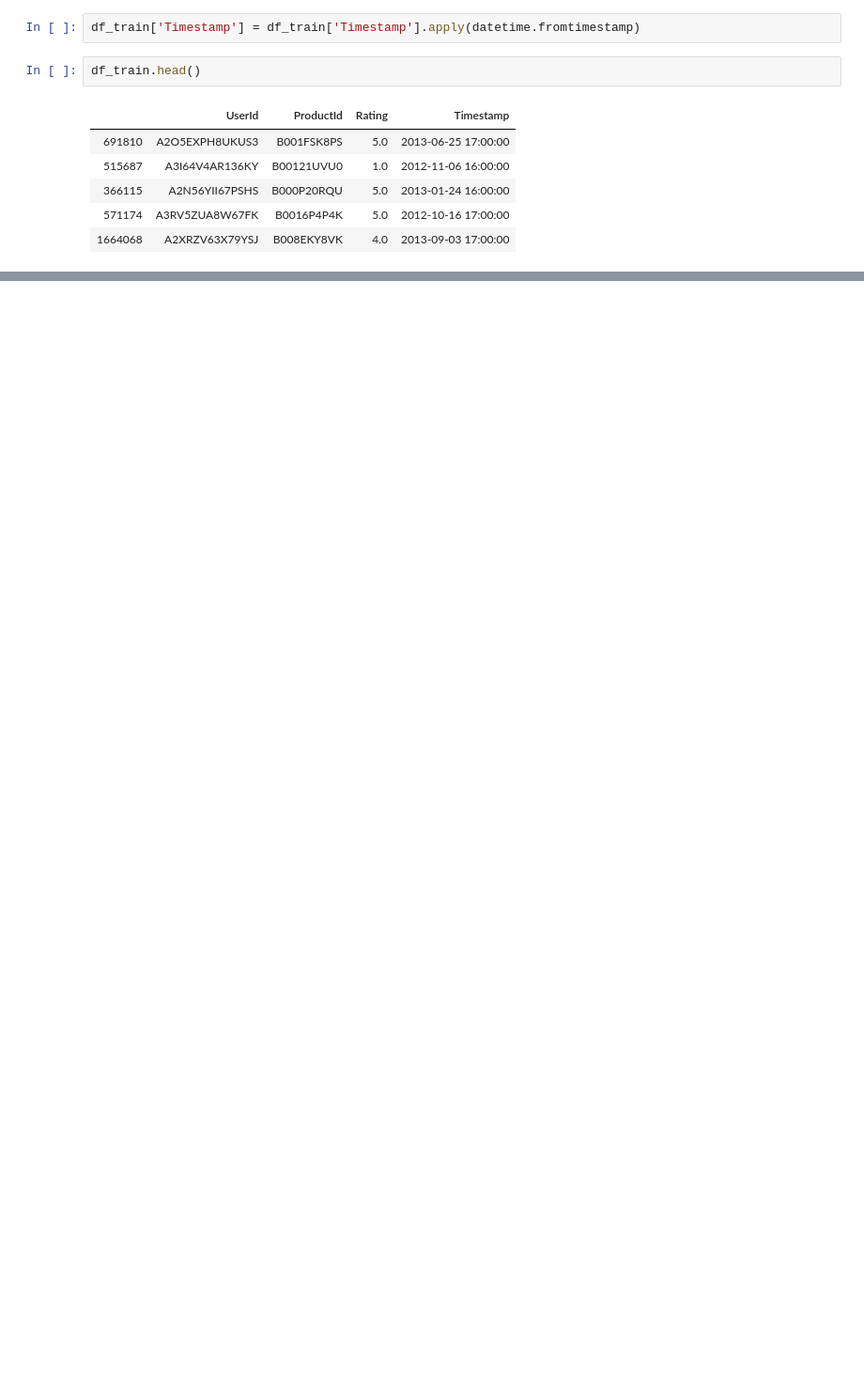
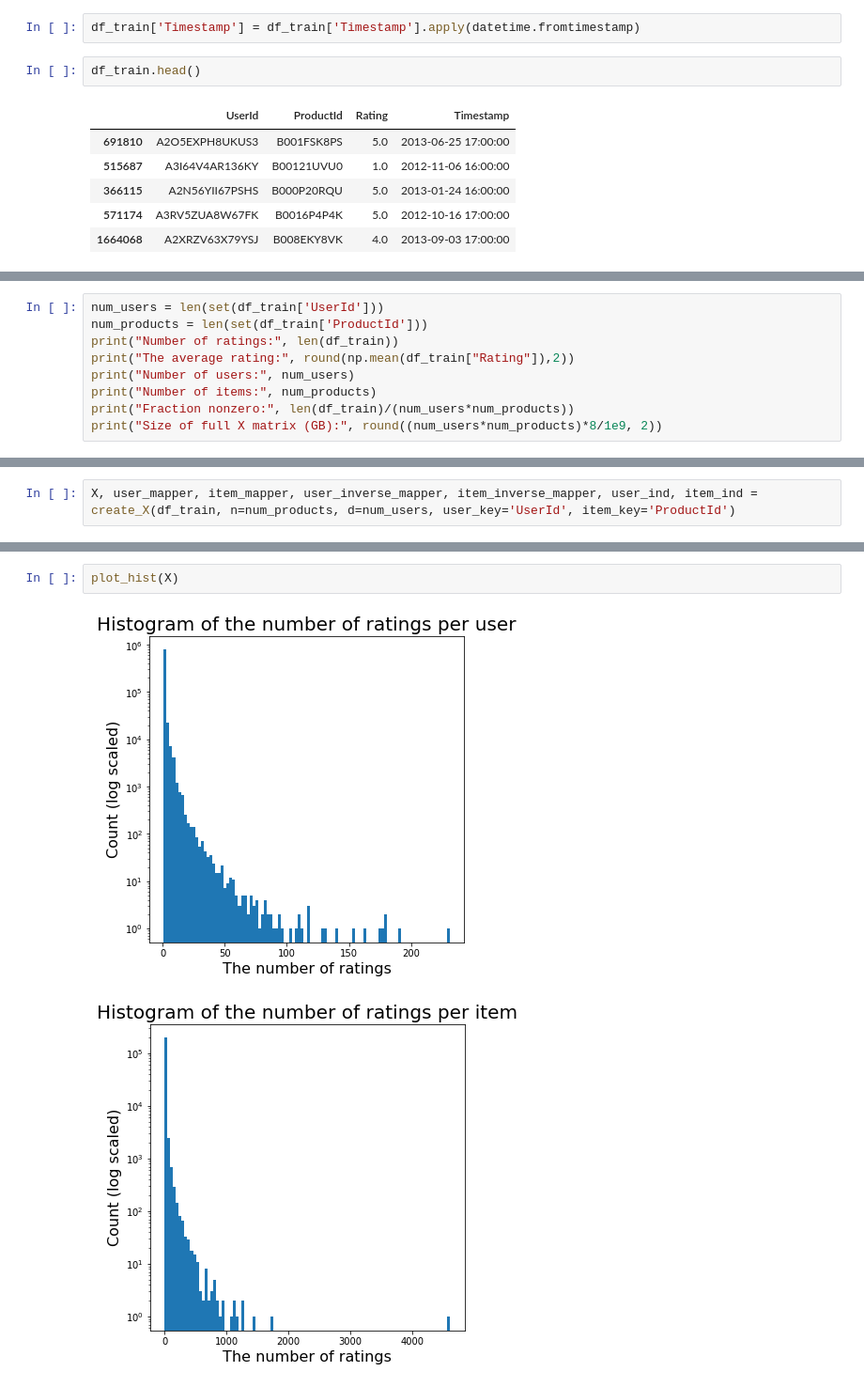
Before and after one commit to marvinmin/amazon_beauty_recommendation, a Jupyter notebook: doc/eda.ipynb, the cells around one changed output, grey strips where cells are left out. Shown at 94% size. Cells and saved outputs as stored; diff of their text form; blank space fills up the shorter version.

```diff
--- a/doc/eda.ipynb
+++ b/doc/eda.ipynb
@@ -44,0 +55,9 @@ There are 199393 products in this data set.
+# %%
+num_users = len(set(df_train['UserId']))
+num_products = len(set(df_train['ProductId']))
+print("Number of ratings:", len(df_train))
+print("The average rating:", round(np.mean(df_train["Rating"]),2))
+print("Number of users:", num_users)
+print("Number of items:", num_products)
+print("Fraction nonzero:", len(df_train)/(num_users*num_products))
+print("Size of full X matrix (GB):", round((num_users*num_products)*8/1e9, 2))
@@ -44,0 +73,2 @@ There are 199393 products in this data set.
+# %%
+X, user_mapper, item_mapper, user_inverse_mapper, item_inverse_mapper, user_ind, item_ind = create_X(df_train, n=num_products, d=num_users, user_key='UserId', item_key='ProductId')
@@ -44,0 +107,5 @@ There are 199393 products in this data set.
+# %%
+plot_hist(X)
+# %% [output]
+[figure, added]
+[figure, added]
```
Also changed, not shown: parts of 20 cells of this notebook, 1 other file.
